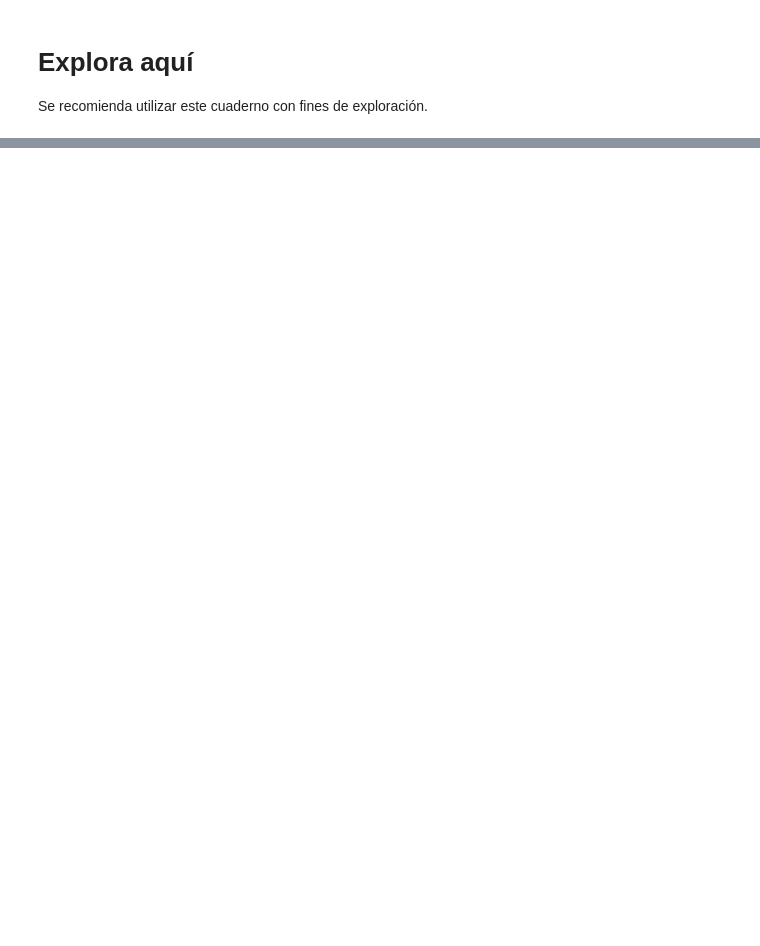
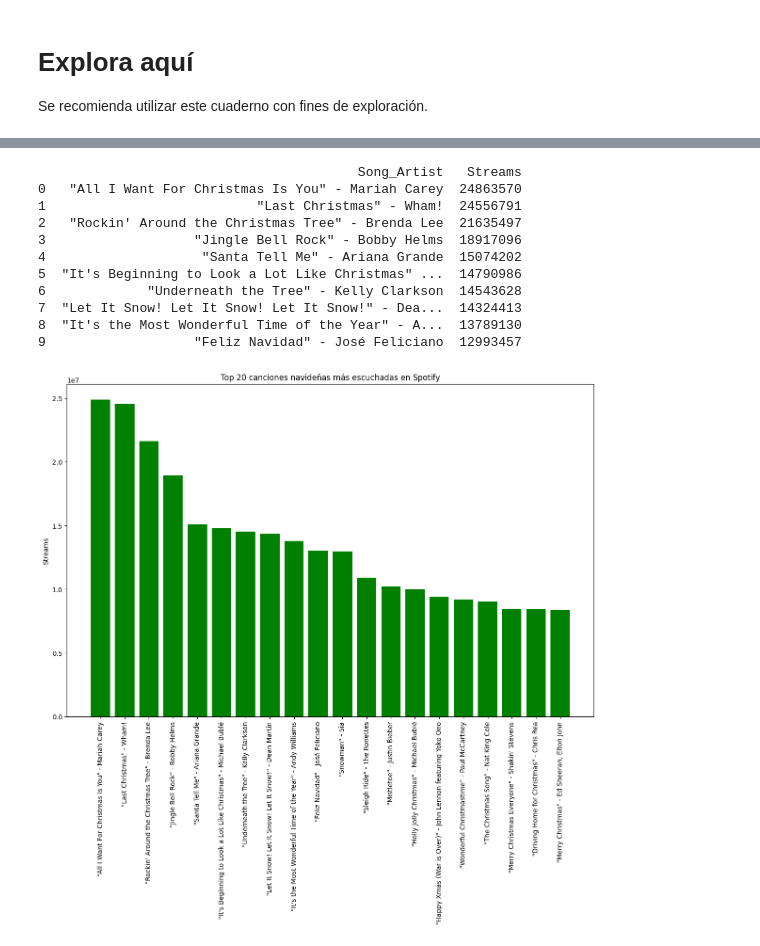
Before and after one commit to 4GeeksAcademy/web-scraping-project-tutorial-BryanJumbo, a Jupyter notebook: src/explore.es.ipynb, the cells around one changed output, grey strips where cells are left out. Cells and saved outputs as stored; diff of their text form; code cells hidden in the pictures; blank space fills up the shorter version.

```diff
--- a/src/explore.es.ipynb
+++ b/src/explore.es.ipynb
@@ -50,0 +114,27 @@ for tabla in p_response:
+# %%
+christmas_songs = p_response[8].head(20).copy()
+
+christmas_songs['Streams'] = pandas.to_numeric(christmas_songs['Streams'], errors='coerce')
+christmas_songs['Song_Artist'] = christmas_songs['Song'] + " - " + christmas_songs['Artist(s)']
+print(christmas_songs[['Song_Artist', 'Streams']].head(10))
+
+plt.figure(figsize=(12, 12))
+plt.bar(christmas_songs['Song_Artist'], christmas_songs['Streams'], color='green')
+plt.title("Top 20 canciones navideñas más escuchadas en Spotify")
+plt.ylabel("Streams")
+plt.xticks(rotation=90)
+plt.tight_layout()
+plt.show()
+# %% [output]
+                                         Song_Artist   Streams
+0   "All I Want For Christmas Is You" - Mariah Carey  24863570
+1                           "Last Christmas" - Wham!  24556791
+2   "Rockin' Around the Christmas Tree" - Brenda Lee  21635497
+3                   "Jingle Bell Rock" - Bobby Helms  18917096
+4                    "Santa Tell Me" - Ariana Grande  15074202
+5  "It's Beginning to Look a Lot Like Christmas" ...  14790986
+6             "Underneath the Tree" - Kelly Clarkson  14543628
+7  "Let It Snow! Let It Snow! Let It Snow!" - Dea...  14324413
+8  "It's the Most Wonderful Time of the Year" - A...  13789130
+9                   "Feliz Navidad" - José Feliciano  12993457
+[figure, added]
```
Also changed, not shown: parts of 6 cells of this notebook, 3 other files.
